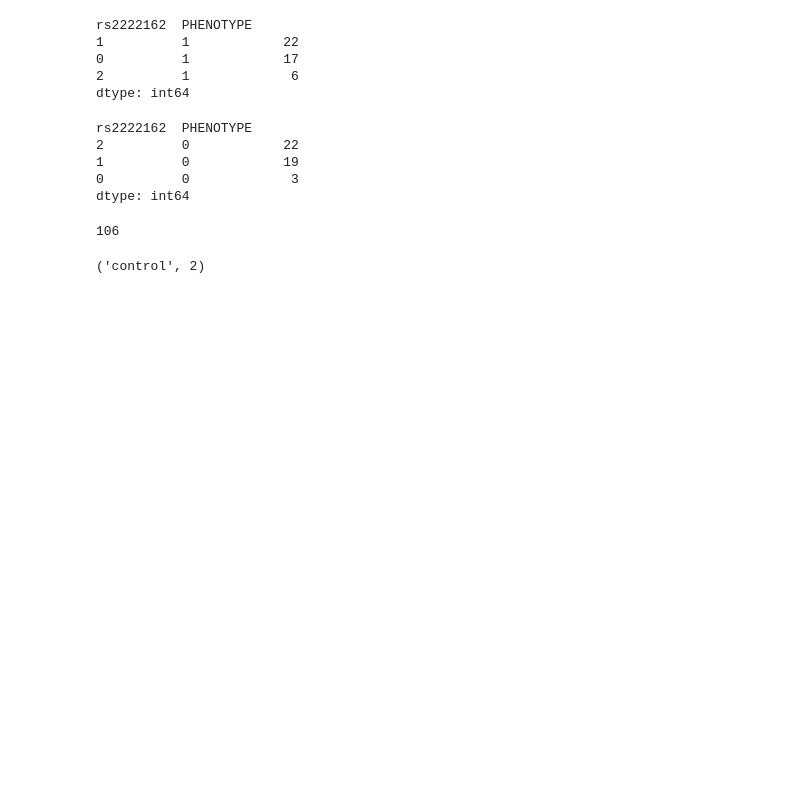
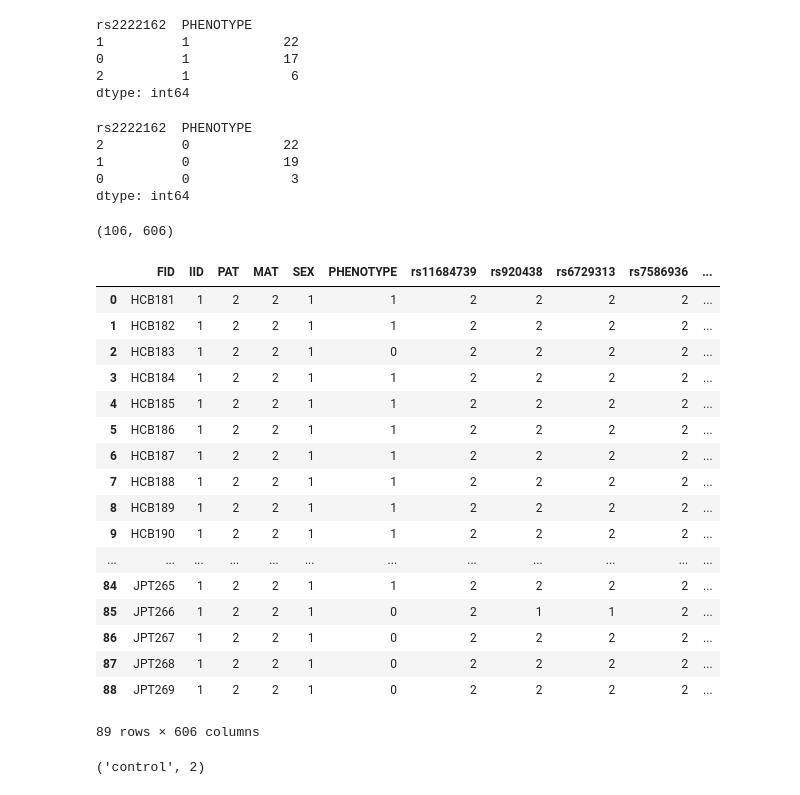
Before and after one commit to EannaCurran/FYP-Time-Series-Classification-For-GWAS-Data, a Jupyter notebook: FPY_SimpleSNP.ipynb, the cells around one changed output. Cells and saved outputs as stored; diff of their text form; code cells hidden in the pictures; blank space fills up the shorter version.

```diff
--- a/FPY_SimpleSNP.ipynb
+++ b/FPY_SimpleSNP.ipynb
@@ -86,12 +86,34 @@ dtype: int64
 # Only selecting 100 SNPs located on chromosome 2
 
 dfAlleles = df.loc[:, "rs11684739":"rs2521953"]
-# dfAlleles = df.loc[:, "rs11684739":"rs6757306"] 500
+dfAllelesLarge = df.loc[:, "rs11684739":"rs6757306"]
 dfInfo = df.loc[:, :"PHENOTYPE"]
 df = dfInfo.join(dfAlleles)
-len(df.columns)
+dfLarge = dfInfo.join(dfAllelesLarge)
+len(df.columns), len(dfLarge.columns)
 # %% [output]
-106
+(106, 606)
+# %%
+dfLarge
+# %% [output]
+|  | FID | IID | PAT | MAT | SEX | PHENOTYPE | rs11684739 | rs920438 | rs6729313 | rs7586936 | ... |
+| 0 | HCB181 | 1 | 2 | 2 | 1 | 1 | 2 | 2 | 2 | 2 | ... |
+| 1 | HCB182 | 1 | 2 | 2 | 1 | 1 | 2 | 2 | 2 | 2 | ... |
+| 2 | HCB183 | 1 | 2 | 2 | 1 | 0 | 2 | 2 | 2 | 2 | ... |
+| 3 | HCB184 | 1 | 2 | 2 | 1 | 1 | 2 | 2 | 2 | 2 | ... |
+| 4 | HCB185 | 1 | 2 | 2 | 1 | 1 | 2 | 2 | 2 | 2 | ... |
+| 5 | HCB186 | 1 | 2 | 2 | 1 | 1 | 2 | 2 | 2 | 2 | ... |
+| 6 | HCB187 | 1 | 2 | 2 | 1 | 1 | 2 | 2 | 2 | 2 | ... |
+| 7 | HCB188 | 1 | 2 | 2 | 1 | 1 | 2 | 2 | 2 | 2 | ... |
+| 8 | HCB189 | 1 | 2 | 2 | 1 | 1 | 2 | 2 | 2 | 2 | ... |
+| 9 | HCB190 | 1 | 2 | 2 | 1 | 1 | 2 | 2 | 2 | 2 | ... |
+| ... | ... | ... | ... | ... | ... | ... | ... | ... | ... | ... | ... |
+| 84 | JPT265 | 1 | 2 | 2 | 1 | 1 | 2 | 2 | 2 | 2 | ... |
+| 85 | JPT266 | 1 | 2 | 2 | 1 | 0 | 2 | 1 | 1 | 2 | ... |
+| 86 | JPT267 | 1 | 2 | 2 | 1 | 0 | 2 | 2 | 2 | 2 | ... |
+| 87 | JPT268 | 1 | 2 | 2 | 1 | 0 | 2 | 2 | 2 | 2 | ... |
+| 88 | JPT269 | 1 | 2 | 2 | 1 | 0 | 2 | 2 | 2 | 2 | ... |
+89 rows × 606 columns
 # %%
 # Fixing Phenotype values
 
```
Also changed, not shown: parts of 17 cells of this notebook.
